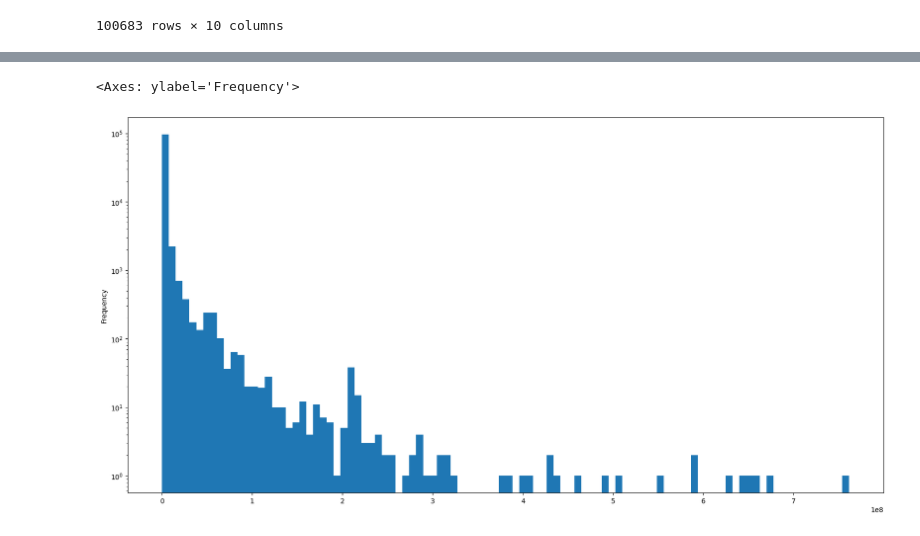
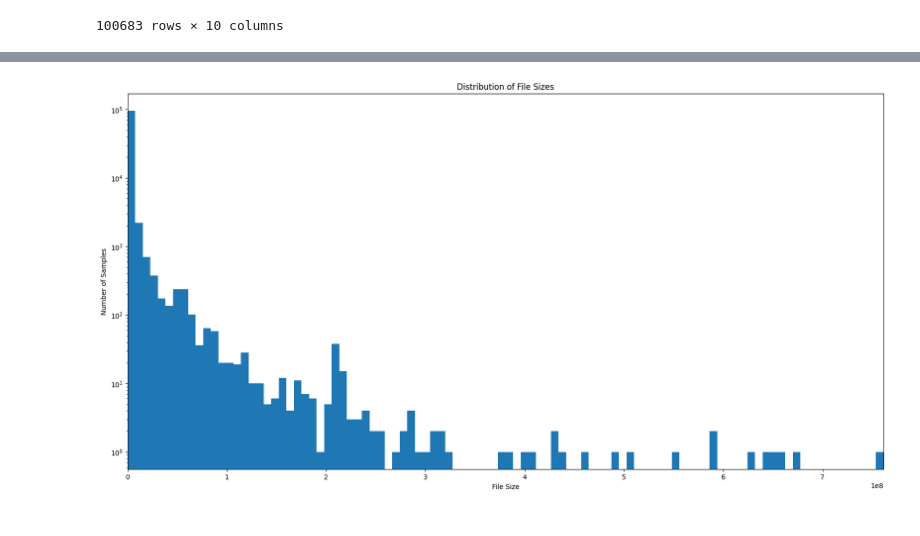
Before and after one commit to edizeqiri/obstkorb, a Jupyter notebook: Analysis/Malware.ipynb, the cells around one changed output, grey strips where cells are left out. Drawn from its saved outputs; the diff is of its cells as text; code cells hidden in the pictures.

```diff
--- a/Analysis/Malware.ipynb
+++ b/Analysis/Malware.ipynb
@@ -671,5 +710,11 @@ PearsonRResult(statistic=-0.05502603280060918, pvalue=0.21030900594367732)
 # %%
 time_df["file_size"].plot(kind='hist', bins=100, figsize=(20, 10),logy=True)
+plt.xlabel("File Size")
+plt.ylabel("Number of Samples")
+plt.title("Distribution of File Sizes")
+plt.xlim([0, max(time_df["file_size"])])
+
+
+plt.show()
 # %% [output]
-<Axes: ylabel='Frequency'>
-[figure, old version]
+[figure, new version]
```
Also changed, not shown: parts of 25 cells of this notebook, 10 other files.
